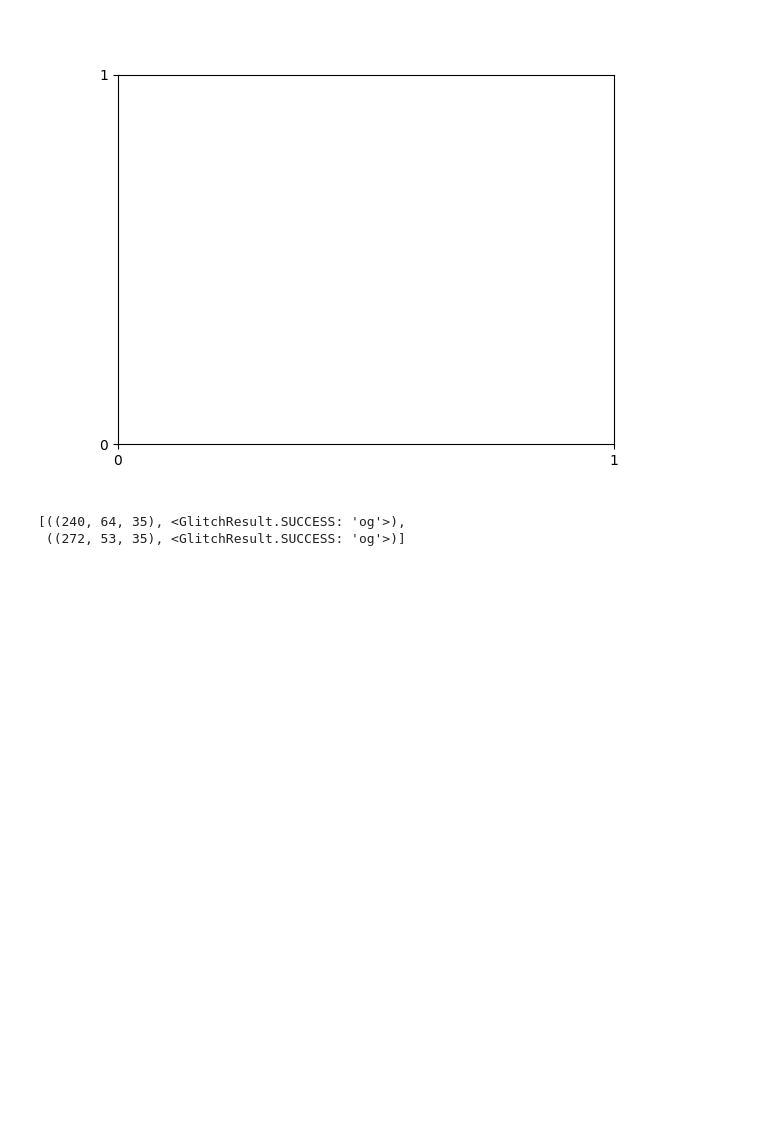
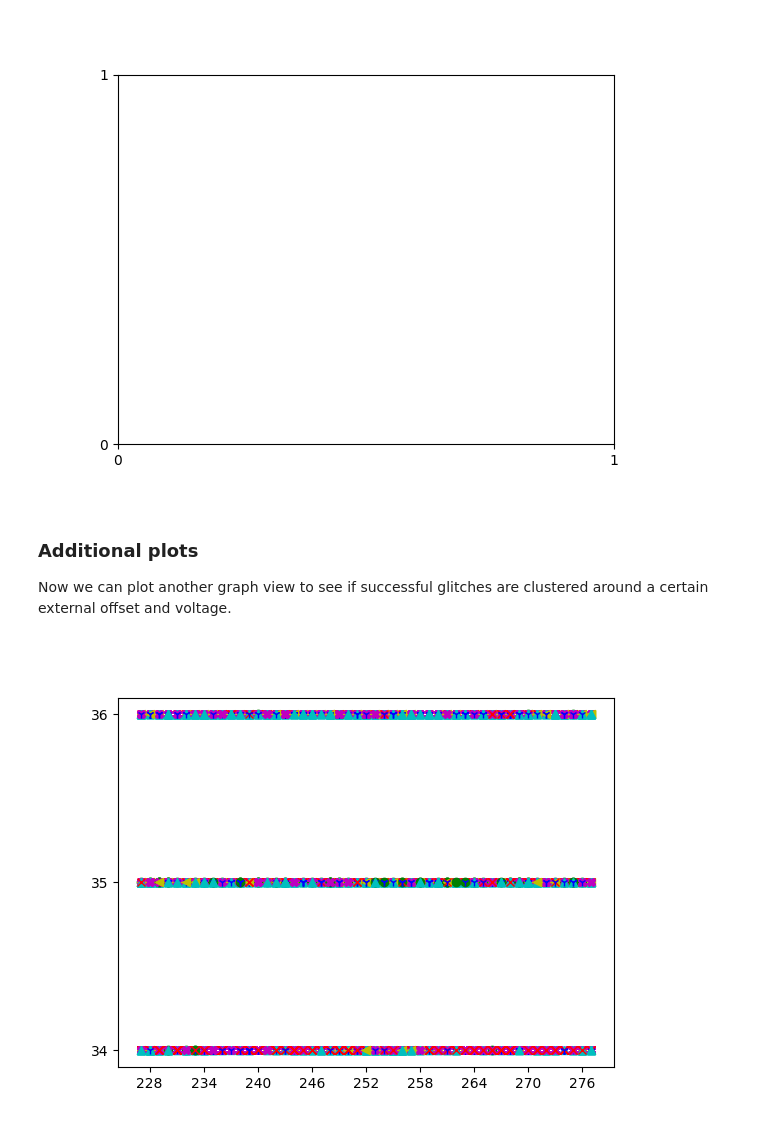
Before and after one commit to ceres-c/VU-Thesis, a Jupyter notebook: notebooks/base.ipynb, the cells around one changed output. Saved outputs shown, nothing was run; the diff lists cells and outputs as text; code cells hidden in the pictures; blank space fills up the shorter version.

Commit message:
Captured 6k data points + additional plots in notebook + images

```diff
--- a/notebooks/base.ipynb
+++ b/notebooks/base.ipynb
@@ -30,7 +30,7 @@ ps = KA3305P(port=POWERSUPPLY_PORT, cycle_wait=0.5)
 ps.con()
 ps.power_cycle()
 
-glitcher = glitch_utils.GlitchyMcGlitchFace(GLITCHER_PORT, GLITCHER_BAUD)
+glitcher = glitch_utils.Picocoder(GLITCHER_PORT, GLITCHER_BAUD)
 if not glitcher.ping():
 	raise Exception("Glitcher not responding")
 if not glitcher.ping_target():
@@ -161,42 +157,26 @@ ax.xaxis.set_major_locator(MaxNLocator(integer=True))
 BREAK_ON_HALF_SUCCESS = False
 BREAK_ON_SUCCESS = False
 for gs in gc.rand_glitch_values():
-	ext_offset = gs["ext_offset"]
-	width = gs["width"]
-	voltage = gs["voltage"]
-
-	if not gc.check_width(width, glitcher.prep_voltage, voltage):
-		print(f'Skipping width {width} and voltage {voltage} as it is too small to achieve the required voltage drop')
-		ax.plot(width, voltage, 'Xg')
-		continue
 	try:
 		read_result, read_data = glitcher.glitch_mul(gs)
 		gc.add_result(gs, read_result)
-
-		ax.plot(width, voltage, read_result)
-		fig.canvas.draw() # Guarantees live update of the plot whenever a new point is added
 
 		if read_result == GlitchResult.WEIRD:
 			print(f'Got weird response: 0x{read_data.hex()}')
 		if read_result == GlitchResult.HALF_SUCCESS:
 			# print(f'HALF SUCCESS!')
-			# print(f'\tParameters: prep_voltage {glitcher.prep_voltage}, ext_offset {ext_offset}, width {width} and voltage {voltage}')
+			# print(f'\tParameters: prep_voltage {glitcher.prep_voltage}, ext_offset {gs["ext_offset"]}, width {gs["width"]} and voltage {gs["voltage"]}')
 			if BREAK_ON_HALF_SUCCESS:
 				break # Stop before reset, so we can see on the oscilloscope
 		if read_result == GlitchResult.SUCCESS:
 			[successes, result_a, result_b] = read_data
 			print(f'SUCCESS! With {successes} successful glitche(s), {result_a} != {result_b}')
-			print(f'\tParameters: prep_voltage {glitcher.prep_voltage}, ext_offset {ext_offset}, width {width} and voltage {voltage}')
+			print(f'\tParameters: prep_voltage {glitcher.prep_voltage}, ext_offset {gs["ext_offset"]}, width {gs["width"]} and voltage {gs["voltage"]}')
 			if BREAK_ON_SUCCESS:
 				break
 
 		if read_result in [GlitchResult.RESET, GlitchResult.BROKEN, GlitchResult.HALF_SUCCESS]:
 			reset_target(ps, glitcher)
 	except KeyboardInterrupt:
-		fig.canvas.draw()
+		gc.redraw_graph()
 		break # Gentle stop, otherwise the plot might look empty
-# %%
-[result for result in gc.results if result[1] == GlitchResult.SUCCESS]
-# %% [output]
-[((240, 64, 35), <GlitchResult.SUCCESS: 'og'>),
- ((272, 53, 35), <GlitchResult.SUCCESS: 'og'>)]
@@ -205,0 +183,8 @@ reset_target(ps, glitcher)
+# %% [markdown]
+### Additional plots
+Now we can plot another graph view to see if successful glitches are clustered
+around a certain external offset and voltage.
+# %%
+fig, ax = gc.draw_graph_view('ext_offset', 'voltage')
+# %% [output]
+[figure, added]
```
Also changed, not shown: parts of 6 cells of this notebook, 7 other files.
